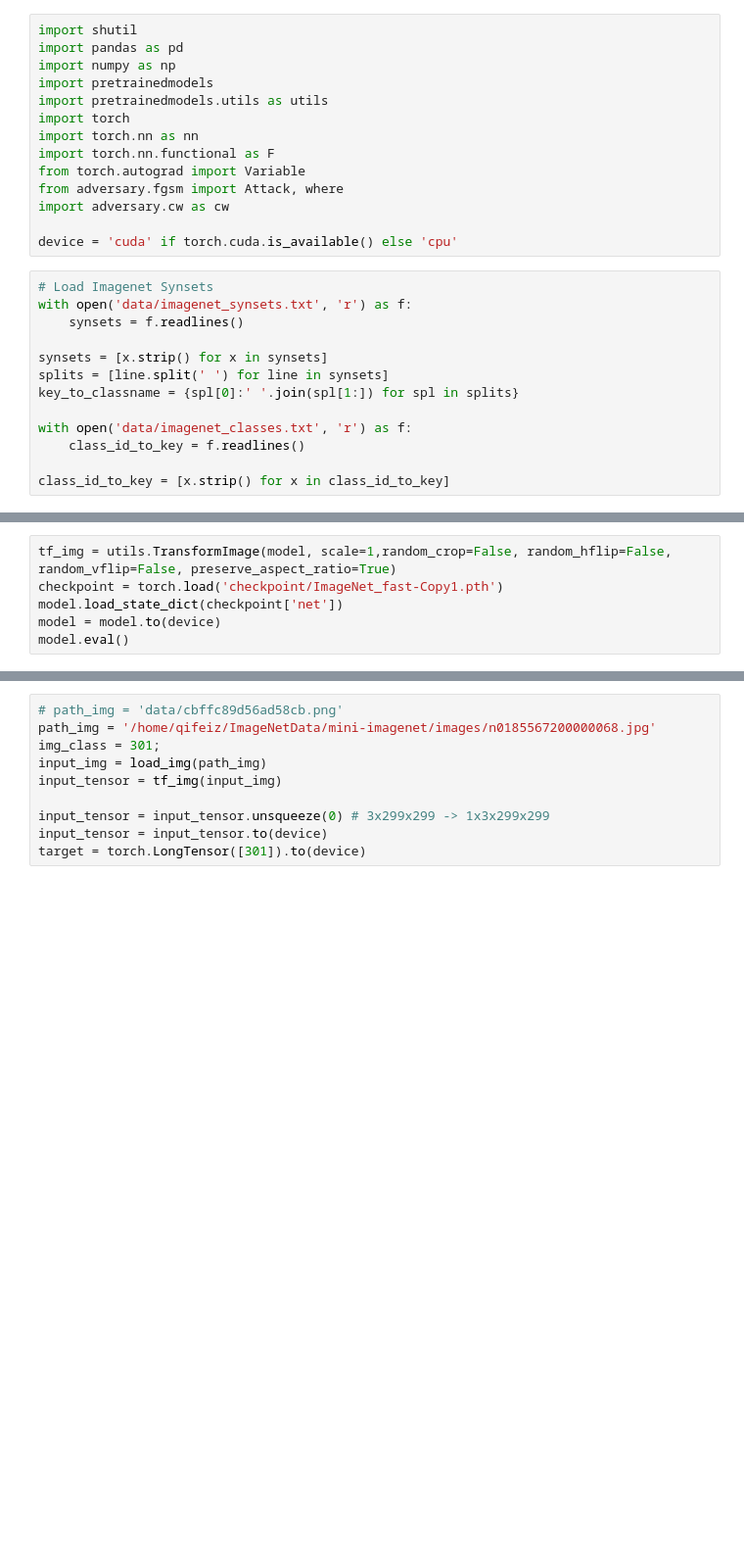
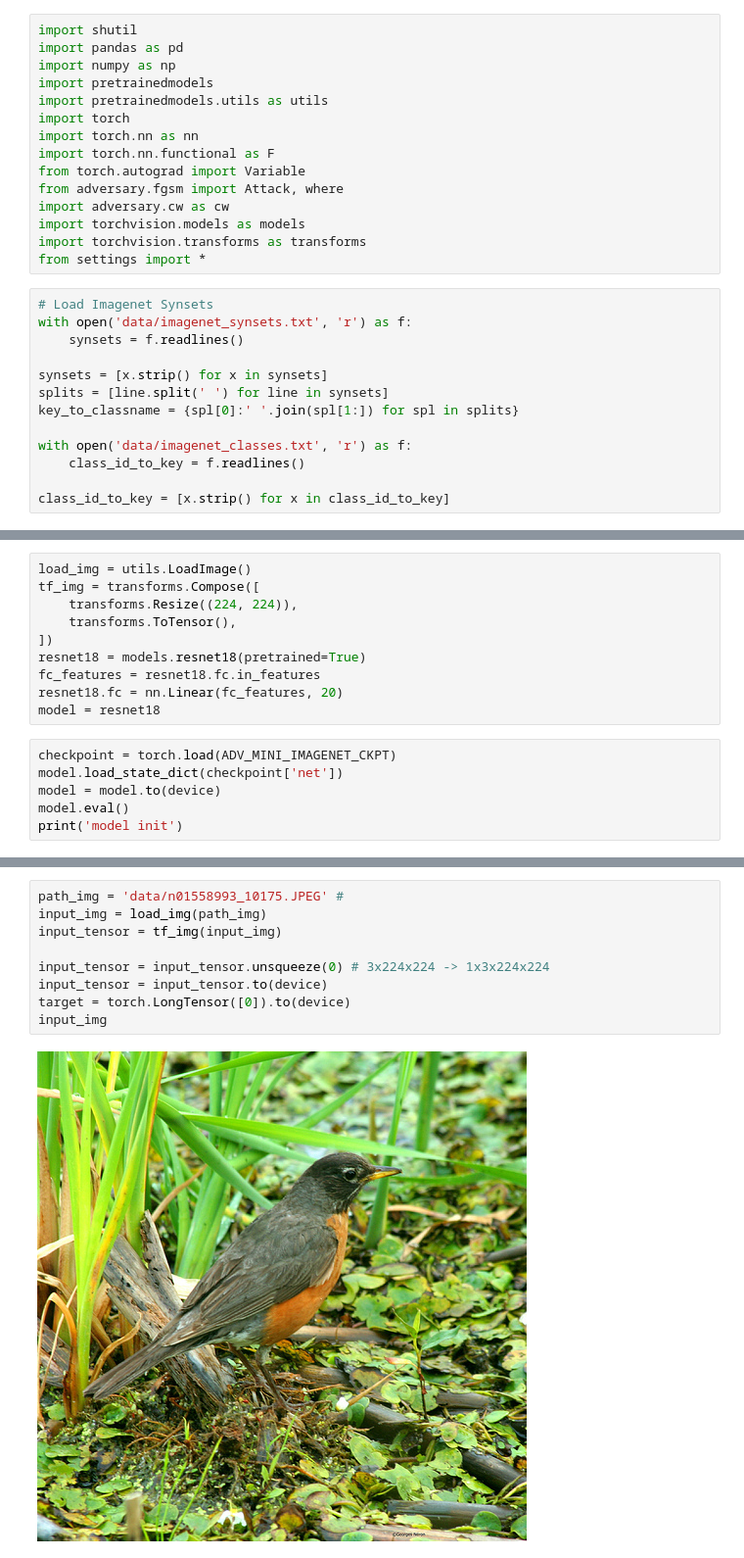
Before and after one commit to Mrzhouqifei/DBA, a Jupyter notebook: example.ipynb, the cells around one changed output, grey strips where cells are left out. Shown: that part at 98% size. Saved outputs shown, nothing was run; the diff lists cells and outputs as text; blank space fills up the shorter version.

```diff
--- a/example.ipynb
+++ b/example.ipynb
@@ -10,8 +10,9 @@ import torch.nn.functional as F
 from torch.autograd import Variable
 from adversary.fgsm import Attack, where
 import adversary.cw as cw
-
-device = 'cuda' if torch.cuda.is_available() else 'cpu'
+import torchvision.models as models
+import torchvision.transforms as transforms
+from settings import *
 # %%
 # Load Imagenet Synsets
 with open('data/imagenet_synsets.txt', 'r') as f:
@@ -31,7 +29,17 @@ model = pretrainedmodels.__dict__['inceptionv4'](num_classes=1000, pretrained='i
+# %%
+load_img = utils.LoadImage()
+tf_img = transforms.Compose([
+    transforms.Resize((224, 224)),
+    transforms.ToTensor(),
+])
+resnet18 = models.resnet18(pretrained=True)
+fc_features = resnet18.fc.in_features
+resnet18.fc = nn.Linear(fc_features, 20)
+model = resnet18
 # %%
-tf_img = utils.TransformImage(model, scale=1,random_crop=False, random_hflip=False, random_vflip=False, preserve_aspect_ratio=True)
-checkpoint = torch.load('checkpoint/ImageNet_fast-Copy1.pth')
+checkpoint = torch.load(ADV_MINI_IMAGENET_CKPT)
 model.load_state_dict(checkpoint['net'])
 model = model.to(device)
 model.eval()
+print('model init')
 # %% [output]
@@ -55,12 +47,13 @@ InceptionV4(
 # %%
-# path_img = 'data/cbffc89d56ad58cb.png'
-path_img = '/home/qifeiz/ImageNetData/mini-imagenet/images/n0185567200000068.jpg'
-img_class = 301;
+path_img = 'data/n01558993_10175.JPEG' #
 input_img = load_img(path_img)
 input_tensor = tf_img(input_img)
 
-input_tensor = input_tensor.unsqueeze(0) # 3x299x299 -> 1x3x299x299
+input_tensor = input_tensor.unsqueeze(0) # 3x224x224 -> 1x3x224x224
 input_tensor = input_tensor.to(device)
-target = torch.LongTensor([301]).to(device)
+target = torch.LongTensor([0]).to(device)
+input_img
+# %% [output]
+[figure, added]
 # %%
 # benign example
```
Also changed, not shown: parts of 8 cells of this notebook, 12 other files.
